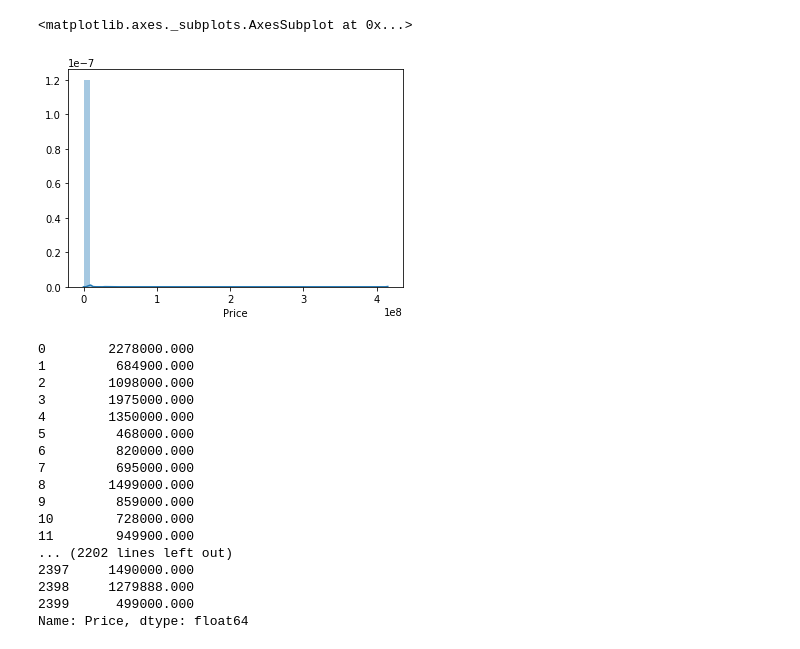
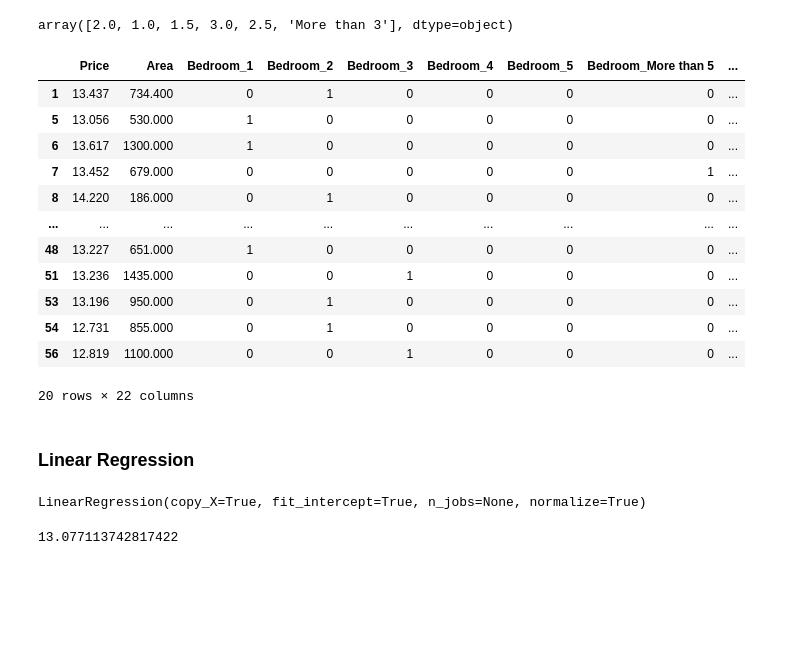
Before and after one commit to Kailash7dev/Craigslist-Housing-Price-Prediction, a Jupyter notebook: EDA_house_price_prediction.ipynb, the cells around one changed output. Saved outputs shown, nothing was run; the diff lists cells and outputs as text; code cells hidden in the pictures; blank space fills up the shorter version.

Commit message:
EDA and modelling

```diff
--- a/EDA_house_price_prediction.ipynb
+++ b/EDA_house_price_prediction.ipynb
@@ -33,2 +273,0 @@ house_df.describe()
-# %%
-house_df[house_df['Bedroom'] == 'NaN'] = np.nan
@@ -119,2 +273,0 @@ Name: 2140, dtype: object
-# %%
-house_df['Title'] = house_df['Title'].astype('str')
@@ -137,3 +273,0 @@ dtype: object
-# %%
-house_df['Title'] = house_df['Title'].astype('str')
-house_df['Title'] = house_df['Title'].str.replace(',', '')
@@ -202,25 +273,0 @@ house_df[house_df['Price'] ==414900900]
-# %%
-sns.distplot(house_df[house_df['Price'].notnull()]['Price'])
-# %% [output]
-<matplotlib.axes._subplots.AxesSubplot at 0x...>
-[figure, removed]
-# %%
-house_df[house_df['Price'].notnull()]['Price']
-# %% [output]
-0        2278000.000
-1         684900.000
-2        1098000.000
-3        1975000.000
-4        1350000.000
-5         468000.000
-6         820000.000
-7         695000.000
-8        1499000.000
-9         859000.000
-10        728000.000
-11        949900.000
-... (2202 lines left out)
-2397     1490000.000
-2398     1279888.000
-2399      499000.000
-Name: Price, dtype: float64
@@ -226,0 +276,24 @@ Name: Price, dtype: float64
+# %%
+house_df["Bathroom"].unique()
+# %% [output]
+array([2.0, 1.0, 1.5, 3.0, 2.5, 'More than 3'], dtype=object)
+# %%
+final_df = pd.get_dummies(house_df, drop_first=True)
+# %%
+final_df.head(20)
+# %% [output]
+|  | Price | Area | Bedroom_1 | Bedroom_2 | Bedroom_3 | Bedroom_4 | Bedroom_5 | Bedroom_More than 5 | ... |
+| 1 | 13.437 | 734.400 | 0 | 1 | 0 | 0 | 0 | 0 | ... |
+| 5 | 13.056 | 530.000 | 1 | 0 | 0 | 0 | 0 | 0 | ... |
+| 6 | 13.617 | 1300.000 | 1 | 0 | 0 | 0 | 0 | 0 | ... |
+| 7 | 13.452 | 679.000 | 0 | 0 | 0 | 0 | 0 | 1 | ... |
+| 8 | 14.220 | 186.000 | 0 | 1 | 0 | 0 | 0 | 0 | ... |
+| ... | ... | ... | ... | ... | ... | ... | ... | ... | ... |
+| 48 | 13.227 | 651.000 | 1 | 0 | 0 | 0 | 0 | 0 | ... |
+| 51 | 13.236 | 1435.000 | 0 | 0 | 1 | 0 | 0 | 0 | ... |
+| 53 | 13.196 | 950.000 | 0 | 1 | 0 | 0 | 0 | 0 | ... |
+| 54 | 12.731 | 855.000 | 0 | 1 | 0 | 0 | 0 | 0 | ... |
+| 56 | 12.819 | 1100.000 | 0 | 0 | 1 | 0 | 0 | 0 | ... |
+20 rows × 22 columns
+# %% [markdown]
+### Linear Regression
@@ -226,0 +330,11 @@ Name: Price, dtype: float64
+# %%
+from sklearn.linear_model import LinearRegression
+
+lin_reg = LinearRegression(normalize=True)
+lin_reg.fit(X_train,y_train)
+# %% [output]
+LinearRegression(copy_X=True, fit_intercept=True, n_jobs=None, normalize=True)
+# %%
+print(lin_reg.intercept_)
+# %% [output]
+13.077113742817422
```
Also changed, not shown: parts of 70 cells of this notebook, 5 other files.
